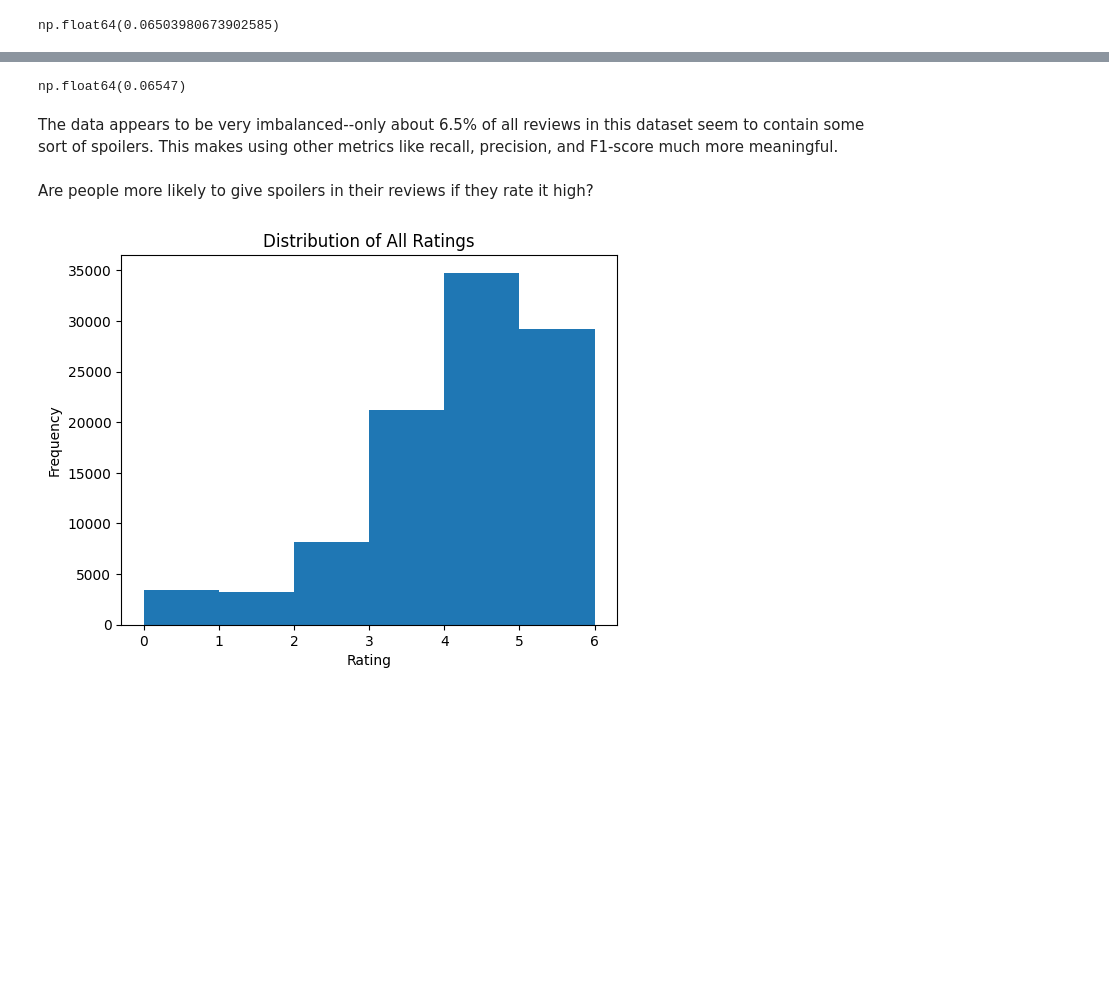
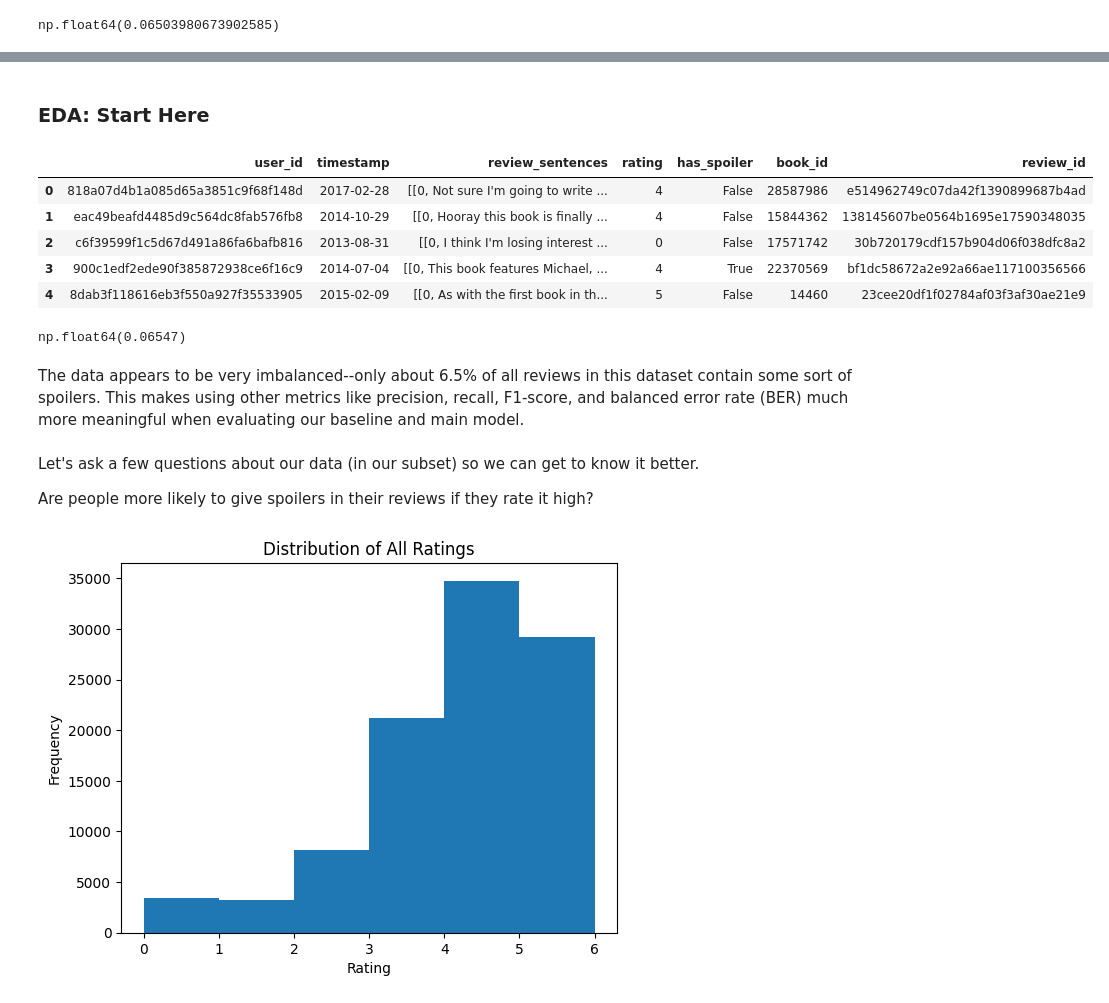
Before and after one commit to jontruong05/cse158-assignment2, a Jupyter notebook: workbook.ipynb, the cells around one changed output, grey strips where cells are left out. Saved outputs shown, nothing was run; the diff lists cells and outputs as text; code cells hidden in the pictures; blank space fills up the shorter version.

```diff
--- a/workbook.ipynb
+++ b/workbook.ipynb
@@ -88 +75,15 @@ df_subset.head()
+# %% [markdown]
+### EDA: Start Here
+# %%
+# Start by loading dataset
+df_subset = pd.read_csv('dataset.csv')
+df_subset['review_sentences'] = df_subset['review_sentences'].apply(ast.literal_eval) # list of lists instead of a string
+df_subset.head()
+# %% [output]
+|  | user_id | timestamp | review_sentences | rating | has_spoiler | book_id | review_id |
+| 0 | 818a07d4b1a085d65a3851c9f68f148d | 2017-02-28 | [[0, Not sure I'm going to write ... | 4 | False | 28587986 | e514962749c07da42f1390899687b4ad |
+| 1 | eac49beafd4485d9c564dc8fab576fb8 | 2014-10-29 | [[0, Hooray this book is finally ... | 4 | False | 15844362 | 138145607be0564b1695e17590348035 |
+| 2 | c6f39599f1c5d67d491a86fa6bafb816 | 2013-08-31 | [[0, I think I'm losing interest ... | 0 | False | 17571742 | 30b720179cdf157b904d06f038dfc8a2 |
+| 3 | 900c1edf2ede90f385872938ce6f16c9 | 2014-07-04 | [[0, This book features Michael, ... | 4 | True | 22370569 | bf1dc58672a2e92a66ae117100356566 |
+| 4 | 8dab3f118616eb3f550a927f35533905 | 2015-02-09 | [[0, As with the first book in th... | 5 | False | 14460 | 23cee20df1f02784af03f3af30ae21e9 |
 # %%
@@ -90,8 +92,10 @@ df_subset['has_spoiler'].mean()
 # %% [output]
 np.float64(0.06547)
 # %% [markdown]
-The data appears to be very imbalanced--only about 6.5% of all reviews in this dataset seem to contain some sort of spoilers. This makes using other metrics like recall, precision, and F1-score much more meaningful.
+The data appears to be very imbalanced--only about 6.5% of all reviews in this dataset contain some sort of spoilers. This makes using other metrics like precision, recall, F1-score, and balanced error rate (BER) much more meaningful when evaluating our baseline and main model.
 # %% [markdown]
+Let's ask a few questions about our data (in our subset) so we can get to know it better.
+
 Are people more likely to give spoilers in their reviews if they rate it high?
 # %%
 # Distribution of all ratings
```
Also changed, not shown: parts of 63 cells of this notebook.
